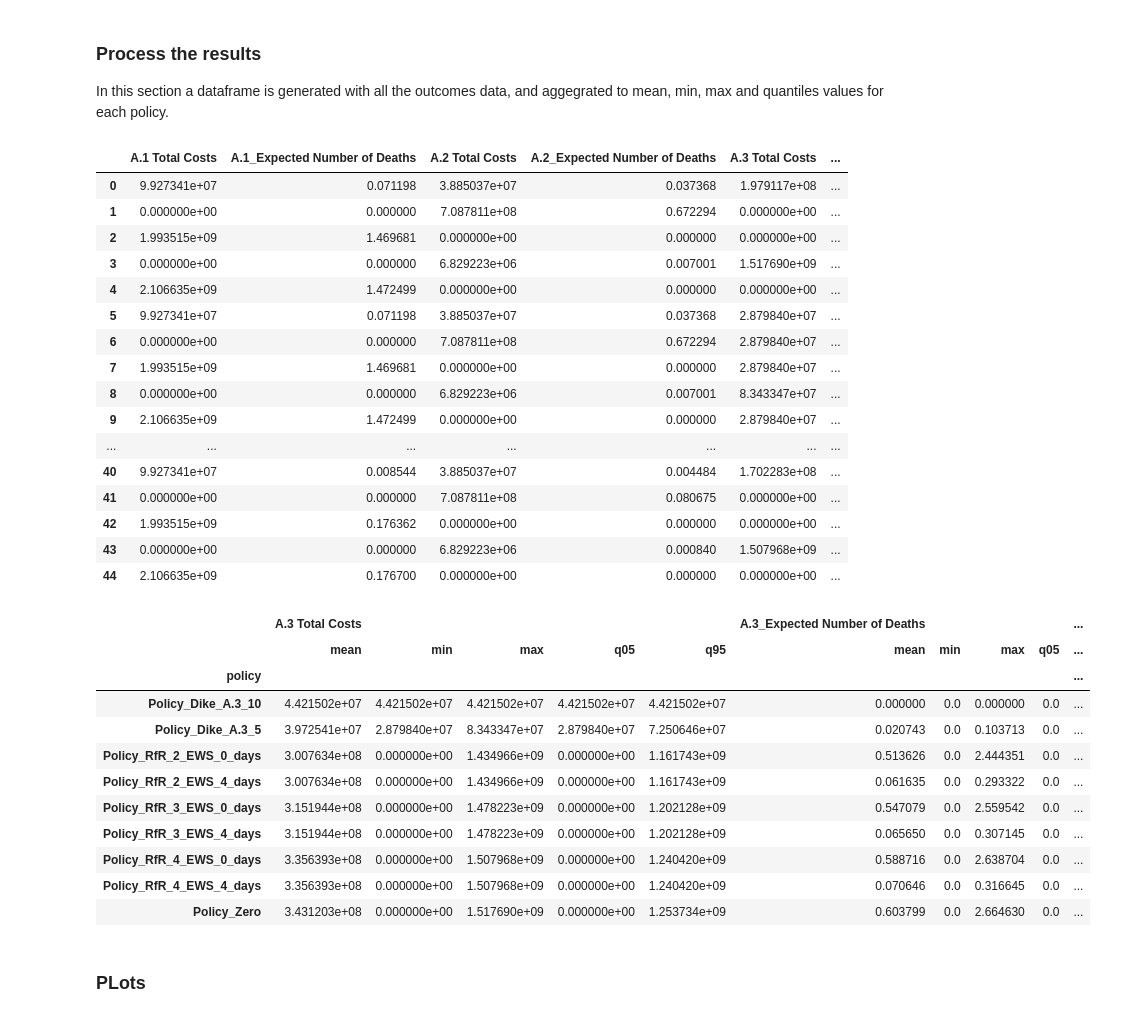
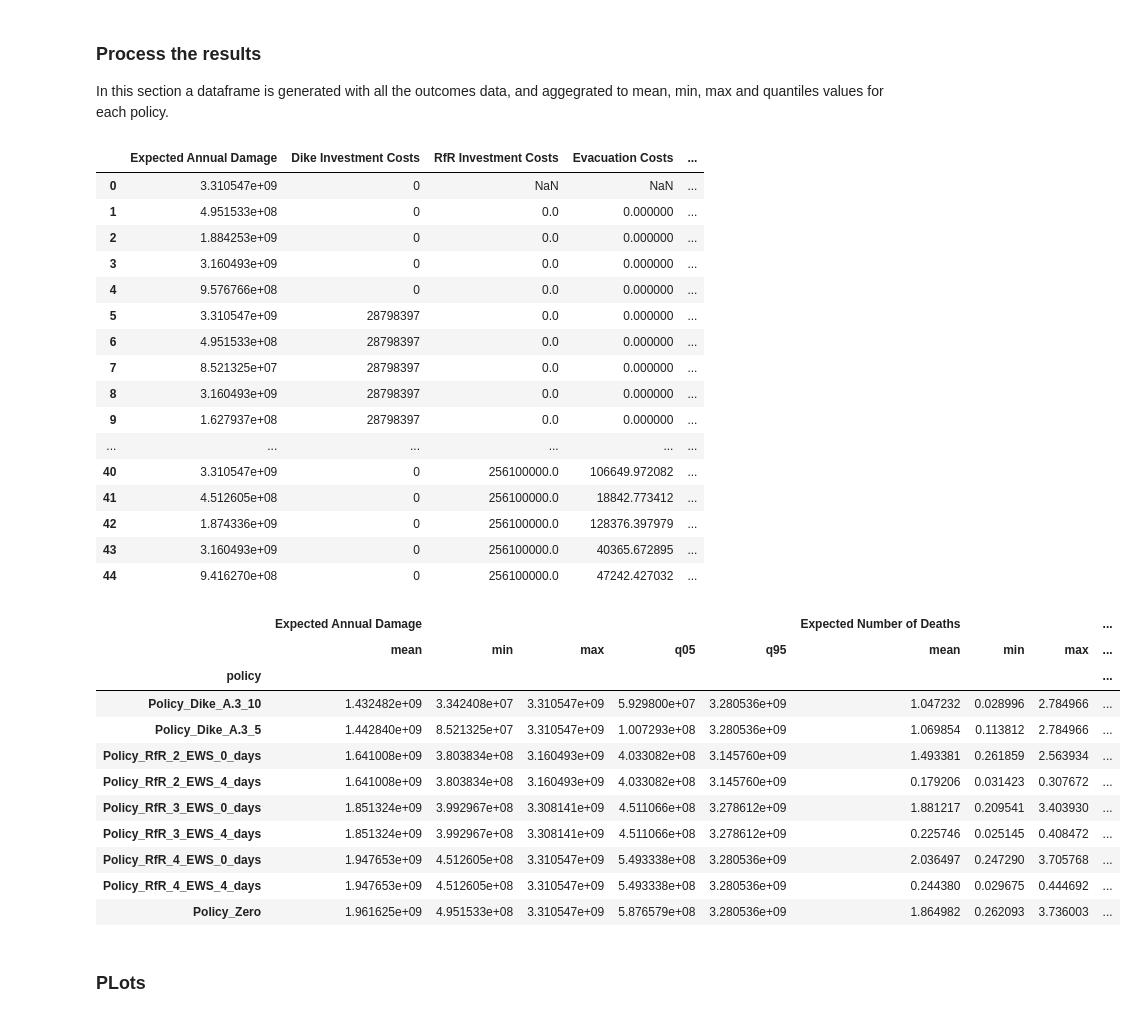
Before and after one commit to hannadenekamp/modelbased, a Jupyter notebook: Problem Formulations.ipynb, the cells around one changed output. Cells and saved outputs as stored; diff of their text form; code cells hidden in the pictures.

```diff
--- a/Problem Formulations.ipynb
+++ b/Problem Formulations.ipynb
@@ -44,7 +44,7 @@ ema_logging.log_to_stderr(ema_logging.INFO)
 Important cell below, here you can choose the problem formulation number, between 0-5
 each problem formulation has its own list of outcomes
 # %%
-used_problem_formulation = 3
+used_problem_formulation = 2
 
 dike_model, planning_steps = get_model_for_problem_formulation(used_problem_formulation)
 # %%
@@ -179,23 +186,23 @@ df = pd.DataFrame(out)
 df["policy"] = pd.DataFrame(exp)["policy"]
 df
 # %% [output]
-|  | A.1 Total Costs | A.1_Expected Number of Deaths | A.2 Total Costs | A.2_Expected Number of Deaths | A.3 Total Costs | ... |
-| 0 | 9.927341e+07 | 0.071198 | 3.885037e+07 | 0.037368 | 1.979117e+08 | ... |
-| 1 | 0.000000e+00 | 0.000000 | 7.087811e+08 | 0.672294 | 0.000000e+00 | ... |
-| 2 | 1.993515e+09 | 1.469681 | 0.000000e+00 | 0.000000 | 0.000000e+00 | ... |
-| 3 | 0.000000e+00 | 0.000000 | 6.829223e+06 | 0.007001 | 1.517690e+09 | ... |
-| 4 | 2.106635e+09 | 1.472499 | 0.000000e+00 | 0.000000 | 0.000000e+00 | ... |
-| 5 | 9.927341e+07 | 0.071198 | 3.885037e+07 | 0.037368 | 2.879840e+07 | ... |
-| 6 | 0.000000e+00 | 0.000000 | 7.087811e+08 | 0.672294 | 2.879840e+07 | ... |
-| 7 | 1.993515e+09 | 1.469681 | 0.000000e+00 | 0.000000 | 2.879840e+07 | ... |
-| 8 | 0.000000e+00 | 0.000000 | 6.829223e+06 | 0.007001 | 8.343347e+07 | ... |
-| 9 | 2.106635e+09 | 1.472499 | 0.000000e+00 | 0.000000 | 2.879840e+07 | ... |
-| ... | ... | ... | ... | ... | ... | ... |
-| 40 | 9.927341e+07 | 0.008544 | 3.885037e+07 | 0.004484 | 1.702283e+08 | ... |
-| 41 | 0.000000e+00 | 0.000000 | 7.087811e+08 | 0.080675 | 0.000000e+00 | ... |
-| 42 | 1.993515e+09 | 0.176362 | 0.000000e+00 | 0.000000 | 0.000000e+00 | ... |
-| 43 | 0.000000e+00 | 0.000000 | 6.829223e+06 | 0.000840 | 1.507968e+09 | ... |
-| 44 | 2.106635e+09 | 0.176700 | 0.000000e+00 | 0.000000 | 0.000000e+00 | ... |
+|  | Expected Annual Damage | Dike Investment Costs | RfR Investment Costs | Evacuation Costs | ... |
+| 0 | 3.310547e+09 | 0 | NaN | NaN | ... |
+| 1 | 4.951533e+08 | 0 | 0.0 | 0.000000 | ... |
+| 2 | 1.884253e+09 | 0 | 0.0 | 0.000000 | ... |
+| 3 | 3.160493e+09 | 0 | 0.0 | 0.000000 | ... |
+| 4 | 9.576766e+08 | 0 | 0.0 | 0.000000 | ... |
+| 5 | 3.310547e+09 | 28798397 | 0.0 | 0.000000 | ... |
+| 6 | 4.951533e+08 | 28798397 | 0.0 | 0.000000 | ... |
+| 7 | 8.521325e+07 | 28798397 | 0.0 | 0.000000 | ... |
+| 8 | 3.160493e+09 | 28798397 | 0.0 | 0.000000 | ... |
+| 9 | 1.627937e+08 | 28798397 | 0.0 | 0.000000 | ... |
+| ... | ... | ... | ... | ... | ... |
+| 40 | 3.310547e+09 | 0 | 256100000.0 | 106649.972082 | ... |
+| 41 | 4.512605e+08 | 0 | 256100000.0 | 18842.773412 | ... |
+| 42 | 1.874336e+09 | 0 | 256100000.0 | 128376.397979 | ... |
+| 43 | 3.160493e+09 | 0 | 256100000.0 | 40365.672895 | ... |
+| 44 | 9.416270e+08 | 0 | 256100000.0 | 47242.427032 | ... |
 # %%
 # Define two functions to get the 5th and 95th quantiles
 def q05(x):
@@ -206,32 +213,30 @@ def q95(x):
 # %%
 # Create a Pandas GroupBy object
 group_df = df.groupby(by="policy")
 
 # Create a list of statistical functions which are used
 agg_par = ["mean", "min", "max", q05, q95]
 
 # Create a dictionary with what outcome values are aggegrated with which functions
 agg_dict = {
-    "A.3 Total Costs": agg_par,
-    "A.3_Expected Number of Deaths": agg_par,
-    "RfR Total Costs": agg_par,
-    "Expected Evacuation Costs": agg_par,
+    "Expected Annual Damage": agg_par,
+    "Expected Number of Deaths": agg_par,
 }
 # Create new dataframe with the aggegrated data per policy
 TCA_df = group_df.agg(agg_dict)
 TCA_df
 # %% [output]
-|  | A.3 Total Costs |  |  |  |  | A.3_Expected Number of Deaths |  |  |  | ... |
-|  | mean | min | max | q05 | q95 | mean | min | max | q05 | ... |
-| policy |  |  |  |  |  |  |  |  |  | ... |
-| Policy_Dike_A.3_10 | 4.421502e+07 | 4.421502e+07 | 4.421502e+07 | 4.421502e+07 | 4.421502e+07 | 0.000000 | 0.0 | 0.000000 | 0.0 | ... |
-| Policy_Dike_A.3_5 | 3.972541e+07 | 2.879840e+07 | 8.343347e+07 | 2.879840e+07 | 7.250646e+07 | 0.020743 | 0.0 | 0.103713 | 0.0 | ... |
-| Policy_RfR_2_EWS_0_days | 3.007634e+08 | 0.000000e+00 | 1.434966e+09 | 0.000000e+00 | 1.161743e+09 | 0.513626 | 0.0 | 2.444351 | 0.0 | ... |
-| Policy_RfR_2_EWS_4_days | 3.007634e+08 | 0.000000e+00 | 1.434966e+09 | 0.000000e+00 | 1.161743e+09 | 0.061635 | 0.0 | 0.293322 | 0.0 | ... |
-| Policy_RfR_3_EWS_0_days | 3.151944e+08 | 0.000000e+00 | 1.478223e+09 | 0.000000e+00 | 1.202128e+09 | 0.547079 | 0.0 | 2.559542 | 0.0 | ... |
-| Policy_RfR_3_EWS_4_days | 3.151944e+08 | 0.000000e+00 | 1.478223e+09 | 0.000000e+00 | 1.202128e+09 | 0.065650 | 0.0 | 0.307145 | 0.0 | ... |
-| Policy_RfR_4_EWS_0_days | 3.356393e+08 | 0.000000e+00 | 1.507968e+09 | 0.000000e+00 | 1.240420e+09 | 0.588716 | 0.0 | 2.638704 | 0.0 | ... |
-| Policy_RfR_4_EWS_4_days | 3.356393e+08 | 0.000000e+00 | 1.507968e+09 | 0.000000e+00 | 1.240420e+09 | 0.070646 | 0.0 | 0.316645 | 0.0 | ... |
-| Policy_Zero | 3.431203e+08 | 0.000000e+00 | 1.517690e+09 | 0.000000e+00 | 1.253734e+09 | 0.603799 | 0.0 | 2.664630 | 0.0 | ... |
+|  | Expected Annual Damage |  |  |  |  | Expected Number of Deaths |  |  | ... |
+|  | mean | min | max | q05 | q95 | mean | min | max | ... |
+| policy |  |  |  |  |  |  |  |  | ... |
+| Policy_Dike_A.3_10 | 1.432482e+09 | 3.342408e+07 | 3.310547e+09 | 5.929800e+07 | 3.280536e+09 | 1.047232 | 0.028996 | 2.784966 | ... |
+| Policy_Dike_A.3_5 | 1.442840e+09 | 8.521325e+07 | 3.310547e+09 | 1.007293e+08 | 3.280536e+09 | 1.069854 | 0.113812 | 2.784966 | ... |
+| Policy_RfR_2_EWS_0_days | 1.641008e+09 | 3.803834e+08 | 3.160493e+09 | 4.033082e+08 | 3.145760e+09 | 1.493381 | 0.261859 | 2.563934 | ... |
+| Policy_RfR_2_EWS_4_days | 1.641008e+09 | 3.803834e+08 | 3.160493e+09 | 4.033082e+08 | 3.145760e+09 | 0.179206 | 0.031423 | 0.307672 | ... |
+| Policy_RfR_3_EWS_0_days | 1.851324e+09 | 3.992967e+08 | 3.308141e+09 | 4.511066e+08 | 3.278612e+09 | 1.881217 | 0.209541 | 3.403930 | ... |
+| Policy_RfR_3_EWS_4_days | 1.851324e+09 | 3.992967e+08 | 3.308141e+09 | 4.511066e+08 | 3.278612e+09 | 0.225746 | 0.025145 | 0.408472 | ... |
+| Policy_RfR_4_EWS_0_days | 1.947653e+09 | 4.512605e+08 | 3.310547e+09 | 5.493338e+08 | 3.280536e+09 | 2.036497 | 0.247290 | 3.705768 | ... |
+| Policy_RfR_4_EWS_4_days | 1.947653e+09 | 4.512605e+08 | 3.310547e+09 | 5.493338e+08 | 3.280536e+09 | 0.244380 | 0.029675 | 0.444692 | ... |
+| Policy_Zero | 1.961625e+09 | 4.951533e+08 | 3.310547e+09 | 5.876579e+08 | 3.280536e+09 | 1.864982 | 0.262093 | 3.736003 | ... |
 # %% [markdown]
 ### PLots
```
Also changed, not shown: parts of 5 cells of this notebook.
